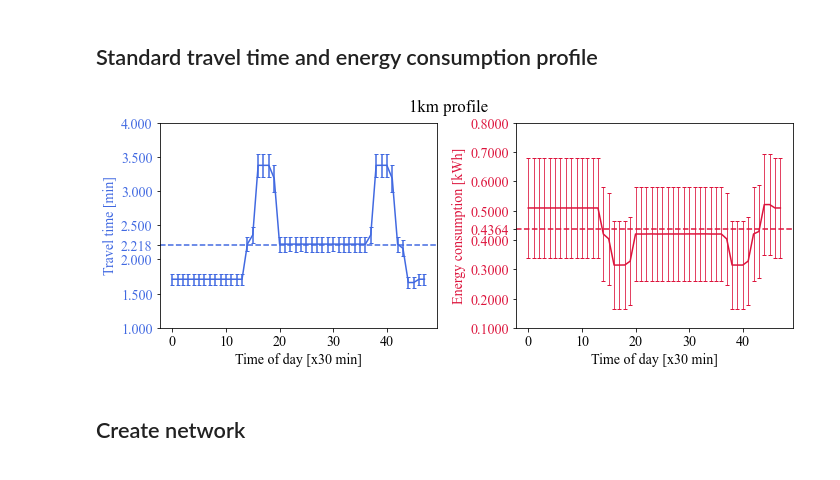
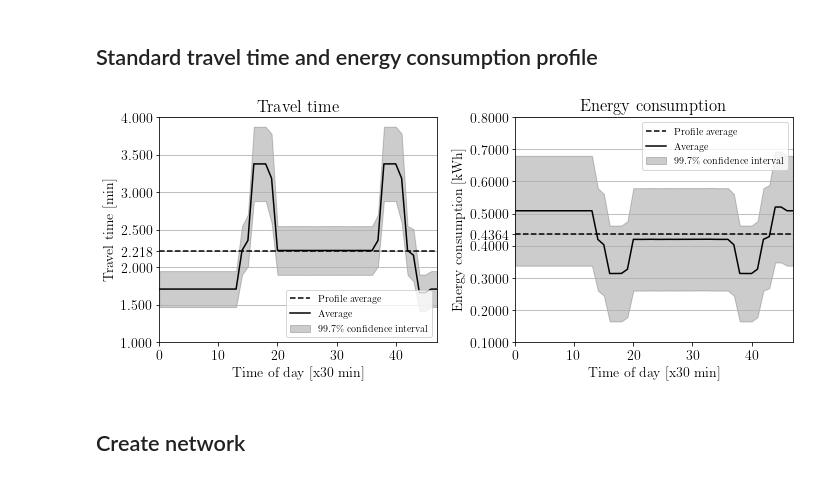
Before and after one commit to jpfutalef/DynamicStochasticElectricVRP, a Jupyter notebook: notebooks/instanceCreatorUtility.ipynb, the cells around one changed output. Drawn from its saved outputs; the diff is of its cells as text; code cells hidden in the pictures.

```diff
--- a/notebooks/instanceCreatorUtility.ipynb
+++ b/notebooks/instanceCreatorUtility.ipynb
@@ -9,16 +9,12 @@ from scipy.io import loadmat
 import pandas as pd
 
 from matplotlib import rcParams
-rcParams['font.family'] = 'Times New Roman'
-rcParams['font.size'] = '12'
-rcParams['pdf.fonttype'] = 42
-rcParams['ps.fonttype'] = 42
-rcParams["errorbar.capsize"] = 2.
+rcParams['text.usetex'] = True
 
 sys.path.append('..')
-from models.Fleet import *
-from models.Fleet import from_xml as fleet_from_xml
-from models.Network import *
+from res.models.Fleet import *
+from res.models.Fleet import from_xml as fleet_from_xml
+from res.models.Network import *
 # %% [markdown]
 ## Standard travel time and energy consumption profile
 # %%
@@ -62,30 +58,57 @@ ec_mean = np.mean(soc_matrix, axis=0)
 tt_std = np.std(tt_matrix, axis=0)
 ec_std = np.std(soc_matrix, axis=0)
 
-time_day = range(data_points)
+x = range(len(tt_mean))
 # %%
-fig, (ax1, ax2) = plt.subplots(1, 2, figsize=(10,4))
-fig.suptitle(f'1km profile')
+fig_width, fig_height = 10, 12.941
+full_figratio = (fig_width, fig_height)
 
-color = 'royalblue'
+fig, (ax1, ax2) = plt.subplots(1, 2, figsize=(fig_width, fig_height/3))
+
+
+y = tt_mean
+y0 = tt_mean - 3*tt_std
+y1 = tt_mean + 3*tt_std
 tt_mean_global = np.mean(tt_mean)
-ax1.errorbar(time_day, tt_mean, tt_std, color=color)
-ax1.axhline(tt_mean_global, color=color, linestyle='--')
+
+color = 'black'
+#ax1.errorbar(x, tt_mean, tt_std, color=color)
+ax1.fill_between(x, y0, y1, alpha=.2, color=color, label='99.7\% confidence interval')
+ax1.axhline(tt_mean_global, color=color, linestyle='--', label='Profile average')
+ax1.plot(x, y, marker='', markersize=4, color='k', label='Average')
+
 ax1.set_xlabel('Time of day [x30 min]')
 ax1.set_ylabel('Travel time [min]', color=color)
 ax1.tick_params(axis='y', labelcolor=color)
 ax1.set_yticks(list(ax1.get_yticks()) + [tt_mean_global])
+ax1.set_title('Travel time')
+ax1.set_xlim(0, 47)
+ax1.grid(axis='y')
+ax1.legend(loc='lower right', fontsize=10)
 
-color = 'crimson'
+
+y = ec_mean
+y0 = ec_mean - ec_std
+y1 = ec_mean + ec_std
 ec_mean_global = np.mean(ec_mean)
-ax2.errorbar(time_day, ec_mean, ec_std, color=color, elinewidth=.8)
-ax2.axhline(ec_mean_global, color=color, linestyle='--')
+
+color = 'black'
+#ax2.errorbar(x, ec_mean, 3*ec_std, color=color, elinewidth=.8)
+ax2.fill_between(x, y0, y1, alpha=.2, color = color, label='99.7\% confidence interval')
+ax2.axhline(ec_mean_global, color=color, linestyle='--', label='Profile average')
+ax2.plot(x, ec_mean, color=color, label='Average')
+
 ax2.set_xlabel('Time of day [x30 min]')
 ax2.set_ylabel('Energy consumption [kWh]', color=color)  # we already handled the x-label with ax1
 ax2.tick_params(axis='y', labelcolor=color)
 ax2.set_yticks(list(ax2.get_yticks()) + [ec_mean_global])
+ax2.grid(axis='y')
+ax2.set_title('Energy consumption')
+ax2.set_xlim(0, 47)
+ax2.legend(loc='upper right', fontsize=10)
 
+#fig.suptitle(f'1-Kilometer Profile')
 fig.tight_layout()
-fig.subplots_adjust(top=0.9)
+#fig.subplots_adjust(top=0.85)
 # %% [output]
-[figure, old version]
+[figure, new version]
```
Also changed, not shown: parts of 2 cells of this notebook, 4 other files.
